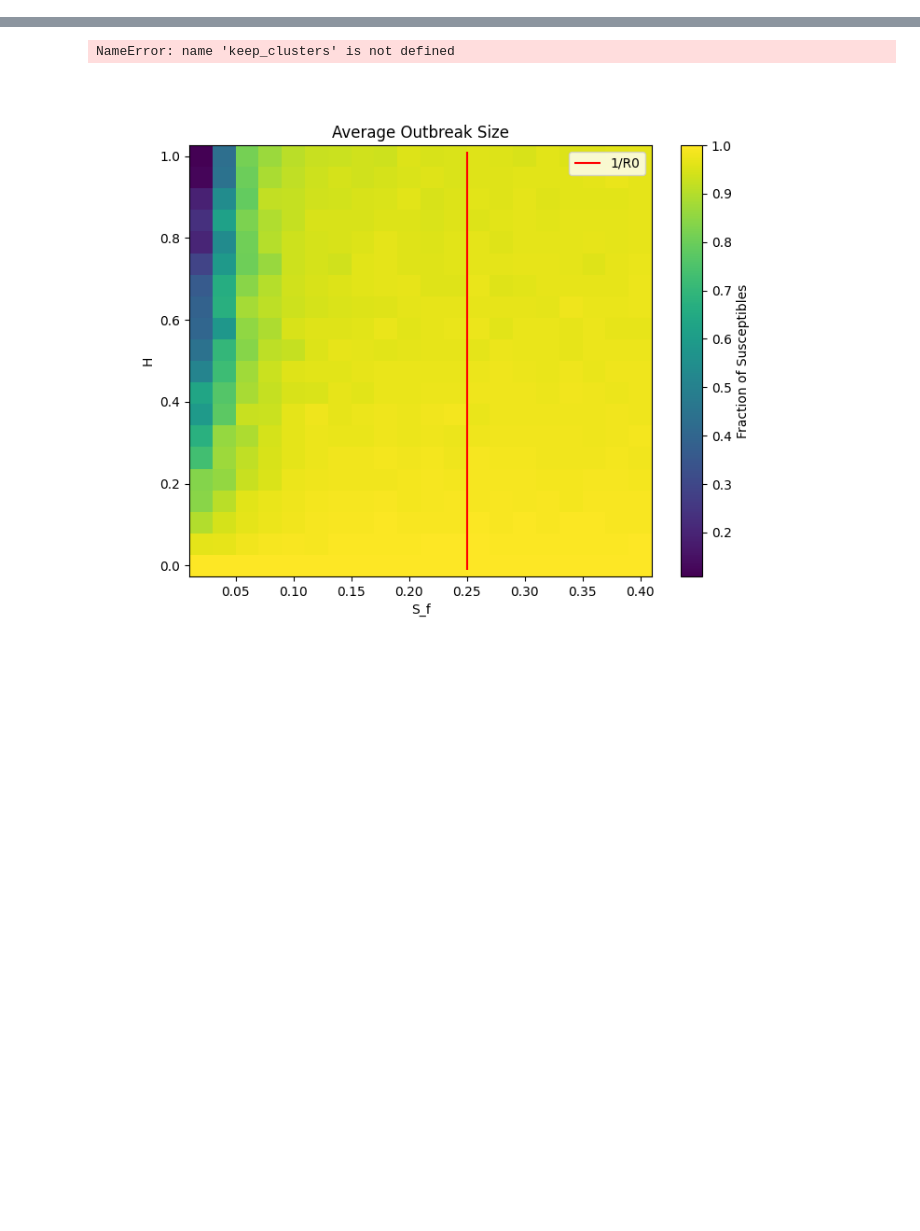
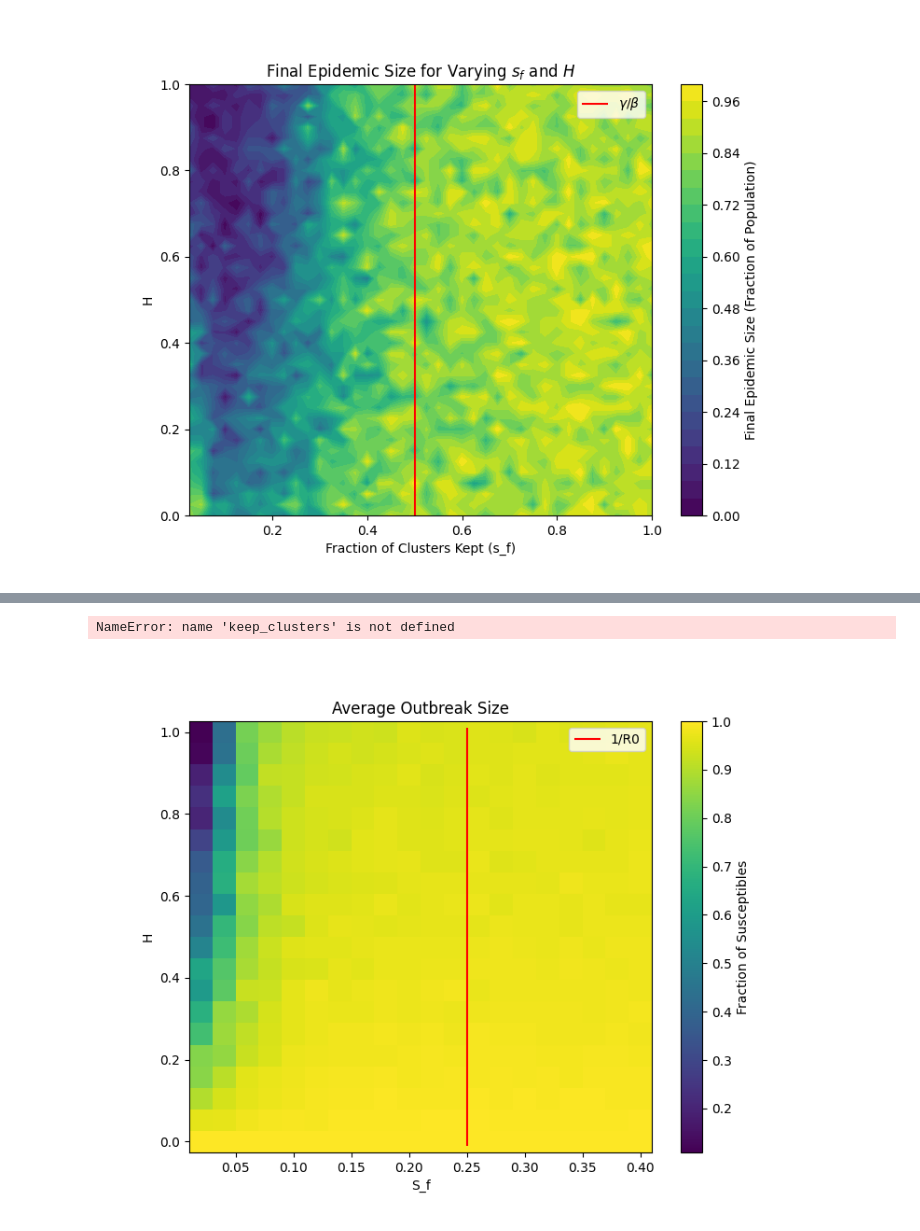
Before and after one commit to AlfredBendtzonHansen/het-measles, a Jupyter notebook: MCliqueRandomGraph.ipynb, the cells around one changed output, grey strips where cells are left out. Cells and saved outputs as stored; diff of their text form; code cells hidden in the pictures; blank space fills up the shorter version.

```diff
--- a/MCliqueRandomGraph.ipynb
+++ b/MCliqueRandomGraph.ipynb
@@ -79,0 +177,94 @@ Final epidemic size: 41 individuals.
+# %%
+
+# Parameters for the network
+N = 500   # Total number of nodes
+M = 3    # Size of cliques
+lambda_edges = 1
+m_cliques = 2
+
+# Epidemic parameters
+beta = 4   # Infection rate
+gamma = 2  # Recovery rate
+
+max_time = 160.0
+
+# Ranges for s_f and H
+s_f_values = np.linspace(0.0, 1.0, 41)[1:]  # From 0.025 to 0.5 in step
+H_values = np.linspace(0.0, 1.0, 41)        # From 0 to 1 in steps of 0.05
+
+# Number of runs where we generate new network
+N_runs = 20
+
+# Precompute meshgrid for plotting
+X, Y = np.meshgrid(s_f_values, H_values)
+
+# Initialize arrays to store results
+fraction_susceptible = np.zeros((len(H_values), len(s_f_values)))
+final_sizes = np.zeros((len(H_values), len(s_f_values), N_runs))
+
+# Function to process a single combination of H and s_f
+def process_single_run(k):
+    np.random.seed(k)  # Ensure different random seed for each run
+    # Generate the initial network
+    adj_matrix, cliques = generate_clustered_network_discrete_M(
+        N, M, lambda_edges=lambda_edges, m_cliques=m_cliques
+    )
+
+    # Arrays to store results for this run
+    final_sizes_run = np.zeros((len(H_values), len(s_f_values)))
+    fraction_susceptible_run = np.zeros((len(H_values), len(s_f_values)))
+
+    for i, H in enumerate(H_values):
+        for j, s_f in enumerate(s_f_values):
+            # Generate the reduced network
+            adj_matrix_red = keep_clusters_with_node_swap(adj_matrix, cliques, s_f=s_f, H=H)
+            num_nodes_red = adj_matrix_red.shape[0]
+            fraction_susceptible_run[i, j] = num_nodes_red / N
+
+            if num_nodes_red == 0:
+                final_size = 0
+            else:
+                # Pick a random susceptible node to infect initially
+                initial_infected_red = [np.random.randint(0, num_nodes_red)]
+                # Run the Gillespie simulation
+                times, num_infected, final_size = gillespie_SIR(
+                    adj_matrix_red, beta, gamma, initial_infected_red, max_time
+                )
+            # Record the final epidemic size
+            final_sizes_run[i, j] = final_size / num_nodes_red if num_nodes_red > 0 else 0.0
+
+    return fraction_susceptible_run, final_sizes_run
+
+# Parallel computation using joblib
+results = Parallel(n_jobs=-1)(
+    delayed(process_single_run)(k) for k in range(N_runs)
+)
+
+# Aggregate results
+for k, (fraction_susceptible_run, final_sizes_run) in enumerate(results):
+    fraction_susceptible += fraction_susceptible_run
+    final_sizes[:, :, k] = final_sizes_run
+
+# Compute the average fraction of susceptible nodes
+fraction_susceptible /= N_runs
+
+# Compute the average final sizes over runs
+average_final_sizes = np.mean(final_sizes>0.05, axis=2)
+
+# Create the contour/heatmap plot
+plt.figure(figsize=(8, 6))
+cp = plt.contourf(X, Y, average_final_sizes, levels=30, cmap='viridis')
+plt.colorbar(cp, label='Final Epidemic Size (Fraction of Population)')
+plt.vlines(gamma / beta, Y.min(), Y.max(), color="red", label=r"$\gamma / \beta$")
+plt.xlabel('Fraction of Clusters Kept (s_f)')
+plt.ylabel('H')
+plt.title('Final Epidemic Size for Varying $s_f$ and $H$')
+plt.legend()
+plt.show()
+
+
+plt.figure()
+plt.imshow(np.flipud(average_final_sizes))
+plt.show()
+# %% [output]
+[figure, added]
```
Also changed, not shown: parts of 7 cells of this notebook, 6 other files.
